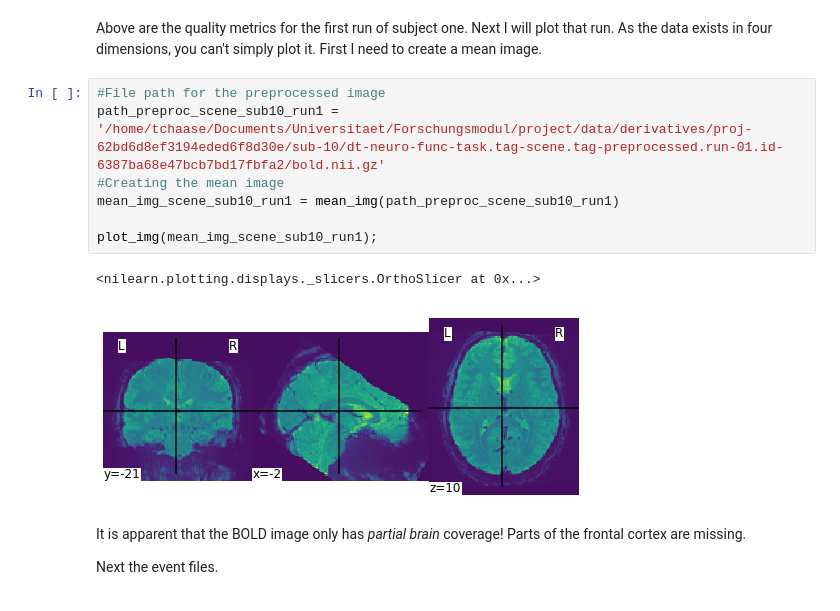
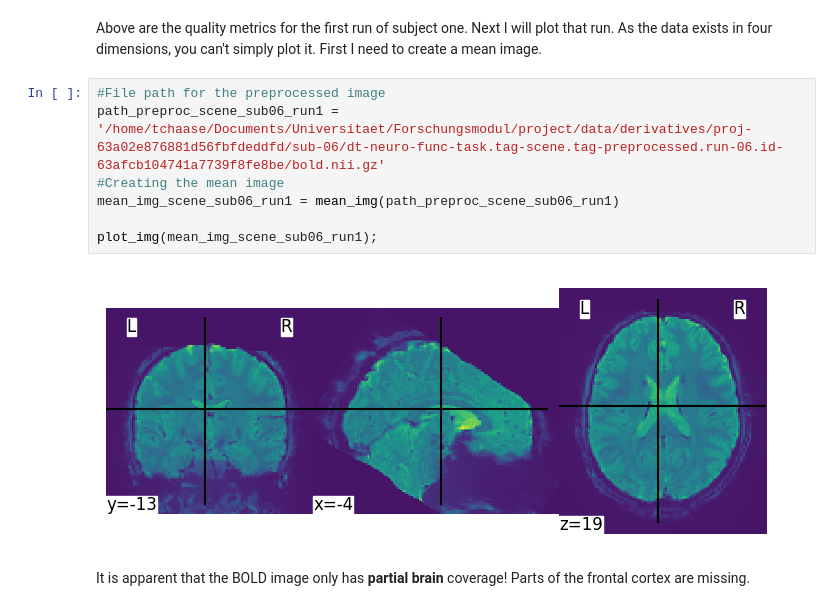
Before and after one commit to tchaase/research-internship-2022, a Jupyter notebook: code/data_exploration.ipynb, the cells around one changed output. Cells and saved outputs as stored; diff of their text form.

```diff
--- a/code/data_exploration.ipynb
+++ b/code/data_exploration.ipynb
@@ -262,15 +293,12 @@ scene_run1_sub10_bold.get_metadata()
 Above are the quality metrics for the first run of subject one. Next I will plot that run. As the data exists in four dimensions, you can't simply plot it. First I need to create a mean image.
 # %%
 #File path for the preprocessed image
-path_preproc_scene_sub10_run1 = '/home/tchaase/Documents/Universitaet/Forschungsmodul/project/data/derivatives/proj-62bd6d8ef3194eded6f8d30e/sub-10/dt-neuro-func-task.tag-scene.tag-preprocessed.run-01.id-6387ba68e47bcb7bd17fbfa2/bold.nii.gz'
+path_preproc_scene_sub06_run1 = '/home/tchaase/Documents/Universitaet/Forschungsmodul/project/data/derivatives/proj-63a02e876881d56fbfdeddfd/sub-06/dt-neuro-func-task.tag-scene.tag-preprocessed.run-06.id-63afcb104741a7739f8fe8be/bold.nii.gz'
 #Creating the mean image
-mean_img_scene_sub10_run1 = mean_img(path_preproc_scene_sub10_run1)
+mean_img_scene_sub06_run1 = mean_img(path_preproc_scene_sub06_run1)
 
-plot_img(mean_img_scene_sub10_run1);
+plot_img(mean_img_scene_sub06_run1);
 # %% [output]
-<nilearn.plotting.displays._slicers.OrthoSlicer at 0x...>
-[figure, old version]
+[figure, new version]
 # %% [markdown]
-It is apparent that the BOLD image only has *partial brain* coverage! Parts of the frontal cortex are missing.
-
-Next the event files.
+It is apparent that the BOLD image only has **partial brain** coverage! Parts of the frontal cortex are missing.
```
Also changed, not shown: parts of 25 cells of this notebook.
